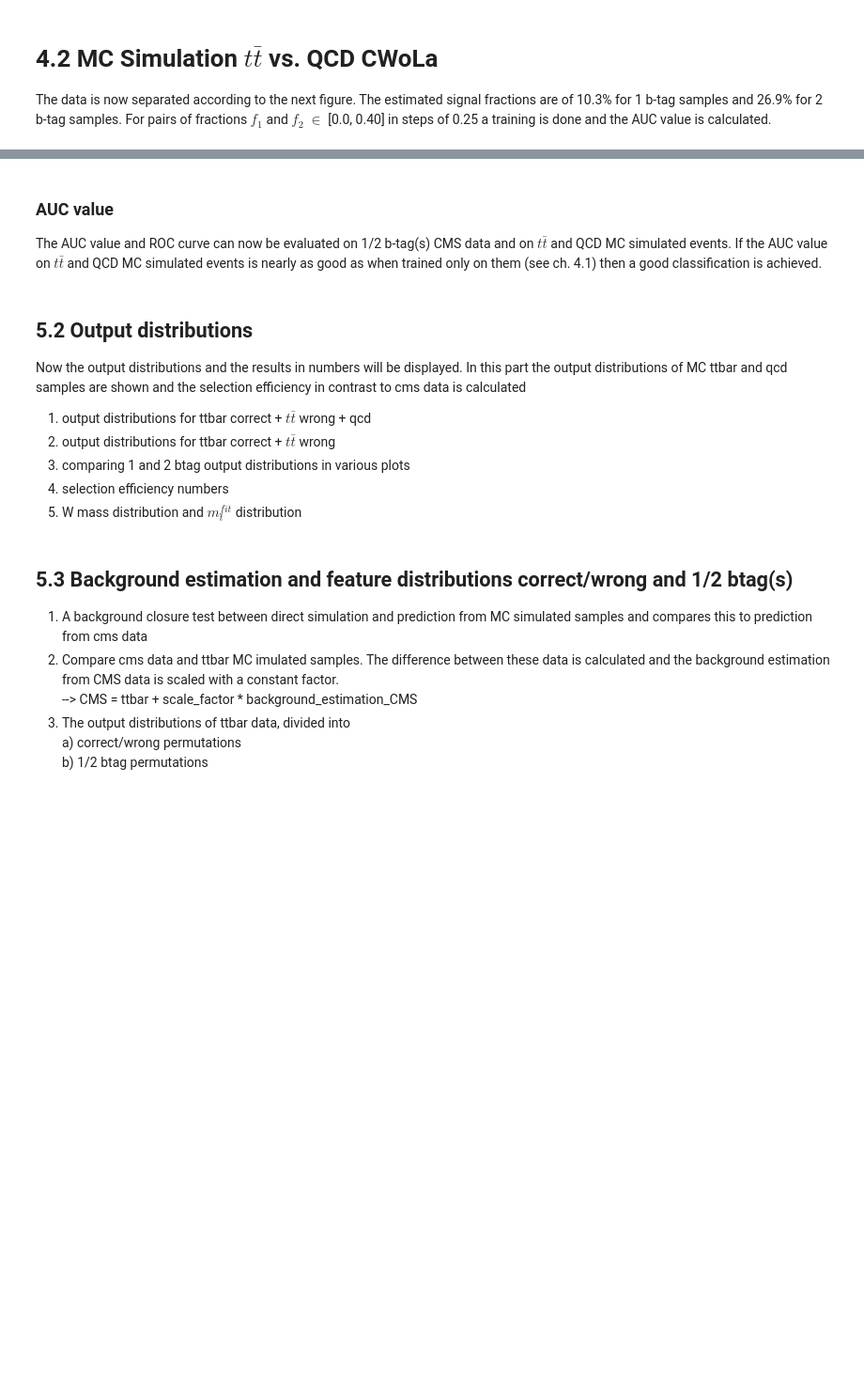
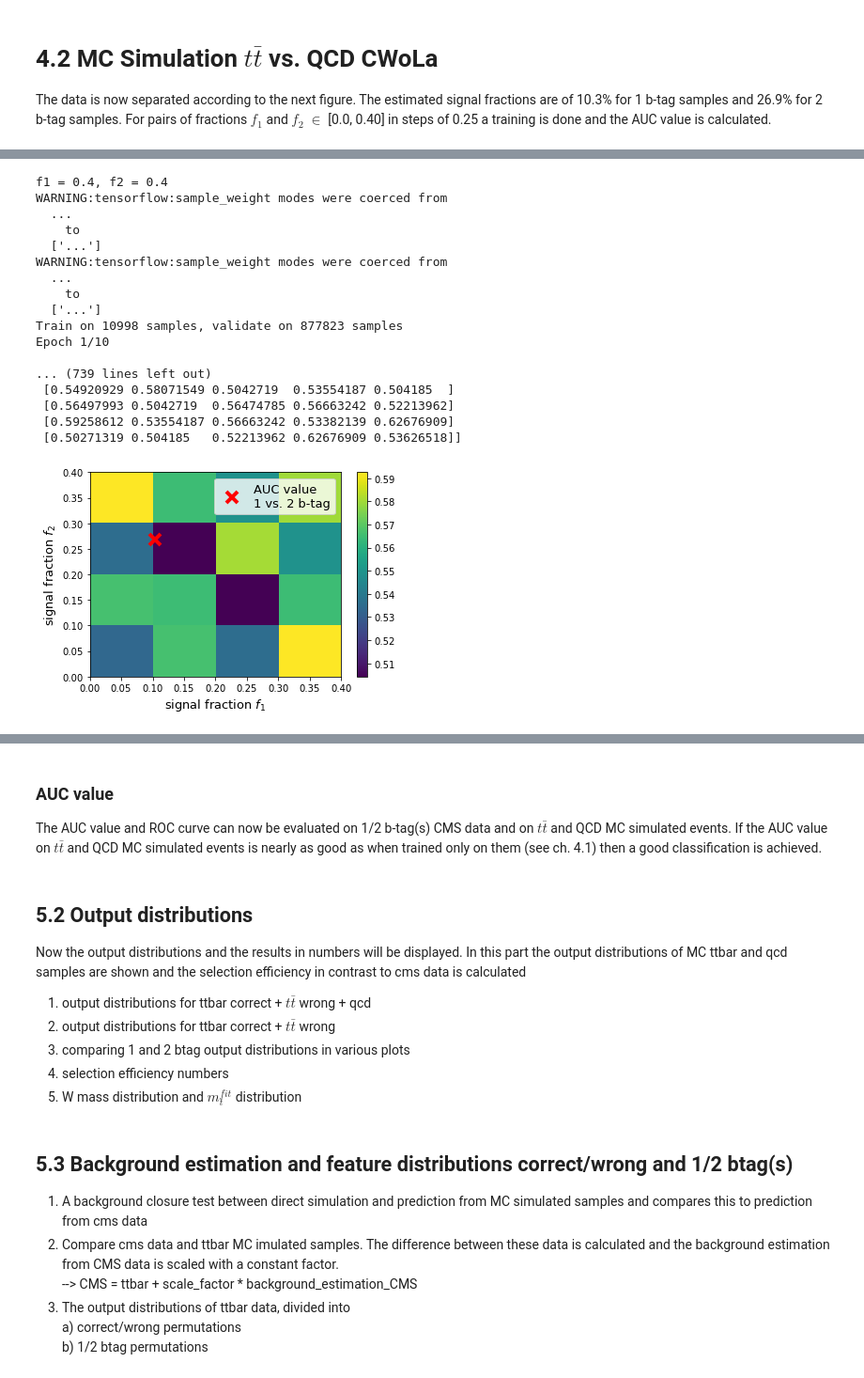
Before and after one commit to davids7788/CWoLa, a Jupyter notebook: Data_driven_selection_of_top_quark_pairs_in_multi-jet_events_at_CMS.ipynb, the cells around one changed output, grey strips where cells are left out. Shown at 94% size. Saved outputs shown, nothing was run; the diff lists cells and outputs as text; code cells hidden in the pictures; blank space fills up the shorter version.

```diff
--- a/Data_driven_selection_of_top_quark_pairs_in_multi-jet_events_at_CMS.ipynb
+++ b/Data_driven_selection_of_top_quark_pairs_in_multi-jet_events_at_CMS.ipynb
@@ -530,14 +554,14 @@ def create_model(optimizer,
 
 # specifying parameters for optimizer
 LR = 1e-3
-EPOCHS = 2 # default = 50
-DECAY = LR / EPOCHS
+EPOCHS = 75
+DECAY = 0     # LR / EPOCHS
 BETA_1 = 0.6
 BETA_2 = 0.85
 AMSGRAD = True
 
 # Preparing k-fold cross validation
-K_FOLDING = 3 # default = 10
+K_FOLDING = 5 # optimal value might be 10, but this needs a lot of time
 
 adam = optimizers.Adam(lr=LR, decay=DECAY, beta_1=BETA_1, beta_2=BETA_2, amsgrad=AMSGRAD)
 
@@ -647,6 +680,9 @@ tenfold_split_data = k_fold_cross_validation(K_FOLDING,
 
 
 for i in range(K_FOLDING):
+
+    start = time.time()
+
     print('Run k = ', i, '\n')
     X_tr = []
     y_tr = []
@@ -735,6 +771,9 @@ for i in range(K_FOLDING):
     plt.savefig('Model_history/Model loss_' + str(i))
     plt.close(i + K_FOLDING)
 
+    one_k_fold = time.time() - start
+    print('elapsed time for k = ' + str(i) + ': ' + hms_string(one_k_fold))
+
 
 # sometimes there are issues with the garbage collector
 del x_signal_normalized_reweighted
@@ -921,8 +986,8 @@ y_val = np.concatenate([np.ones(len(TTbar)), np.zeros(len(QCD))])
 
 
 N = 400000
-f = [0.4, 0.375, 0.35, 0.325, 0.3, 0.275, 0.25, 0.225, 0.2, 0.175, 0.15, 0.125, 0.1, 0.075, 0.05, 0.025, 0]
-
+# f = [0.4, 0.375, 0.35, 0.325, 0.3, 0.275, 0.25, 0.225, 0.2, 0.175, 0.15, 0.125, 0.1, 0.075, 0.05, 0.025, 0]
+f = [0.4, 0.3, 0.2, 0.1, 0]
 
 auc_array = np.zeros((len(f), len(f)))
 for i, f1 in enumerate(f):
@@ -961,7 +1026,7 @@ for i, f1 in enumerate(f):
                                            y_tr,
                                            sample_weight=X_tr[:, complete_feature_dictionary[
                                                                  'combinedWeight_and_trigger_efficiency_correction']],
-                                           epochs=2,
+                                           epochs=10,
                                            verbose=2,
                                            validation_data=(x_val[:, np.array([complete_feature_dictionary[f]
                                                                               for f in training_features])],
@@ -978,33 +1043,52 @@ for i, f1 in enumerate(f):
             fpr, tpr, thresholds = roc_curve(y_val,
                                              predictions[:, 1],
                                              sample_weight=x_val[:, complete_feature_dictionary[
                                                                     'combinedWeight_and_trigger_efficiency_correction']])
 
             roc_auc = auc(fpr, tpr)
             if roc_auc > 0.5:
                 auc_array[i, k] = roc_auc
                 auc_array[k, i] = roc_auc
             else:
                 auc_array[i, k] = 1 - roc_auc
                 auc_array[k, i] = 1 - roc_auc
 
             backend.clear_session()
             del classifier
 
 print(auc_array)
 np.save('auc_array_N_' + str(N), np.array(auc_array))
 
 x, y = f, f
 
 label_1vs2_btag = 'AUC value\n1 vs. 2 b-tag'
 xx, yy = np.meshgrid(f, f)
 h = plt.pcolormesh(x, y, auc_array)
 plt.plot(0.103, 0.269, 'xr', markersize=12, mew=4)
 plt.xlabel('signal fraction $f_1$', fontsize=13)
 plt.ylabel('signal fraction $f_2$', fontsize=13)
 plt.legend({label_1vs2_btag: 'rx'}, fontsize=13)
 plt.colorbar()
 plt.savefig('AUC_2d')
+# %% [output]
+f1 = 0.4, f2 = 0.4
+WARNING:tensorflow:sample_weight modes were coerced from
+  ...
+    to
+  ['...']
+WARNING:tensorflow:sample_weight modes were coerced from
+  ...
+    to
+  ['...']
+Train on 10998 samples, validate on 877823 samples
+Epoch 1/10
+
+... (739 lines left out)
+ [0.54920929 0.58071549 0.5042719  0.53554187 0.504185  ]
+ [0.56497993 0.5042719  0.56474785 0.56663242 0.52213962]
+ [0.59258612 0.53554187 0.56663242 0.53382139 0.62676909]
+ [0.50271319 0.504185   0.52213962 0.62676909 0.53626518]]
+[figure, added]
 # %% [markdown]
 # 5. CWoLa on data
 
```
Also changed, not shown: parts of 7 cells of this notebook.
